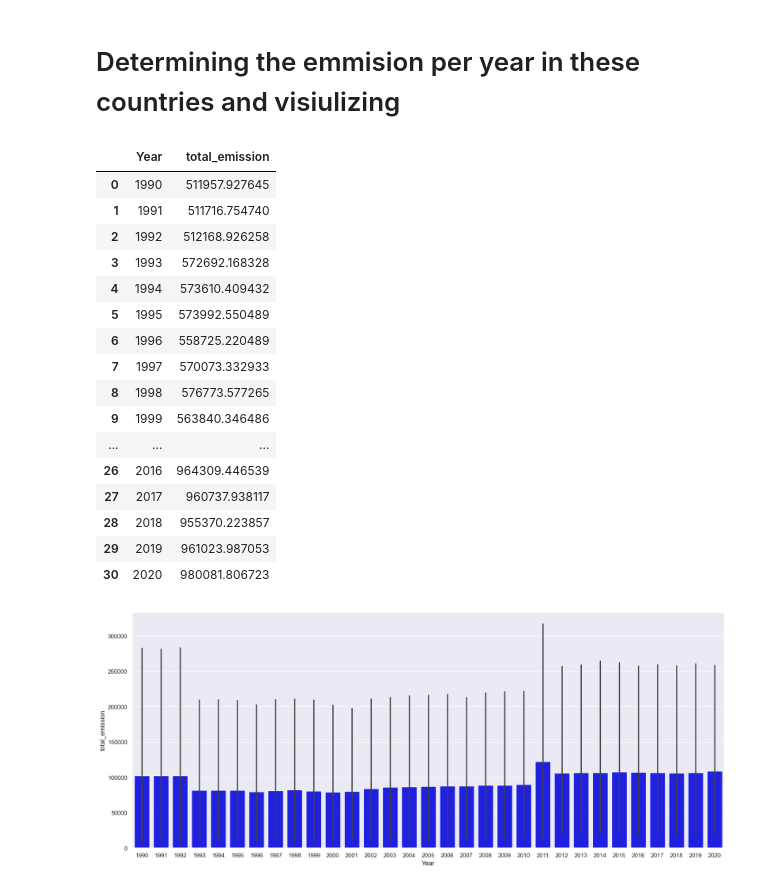
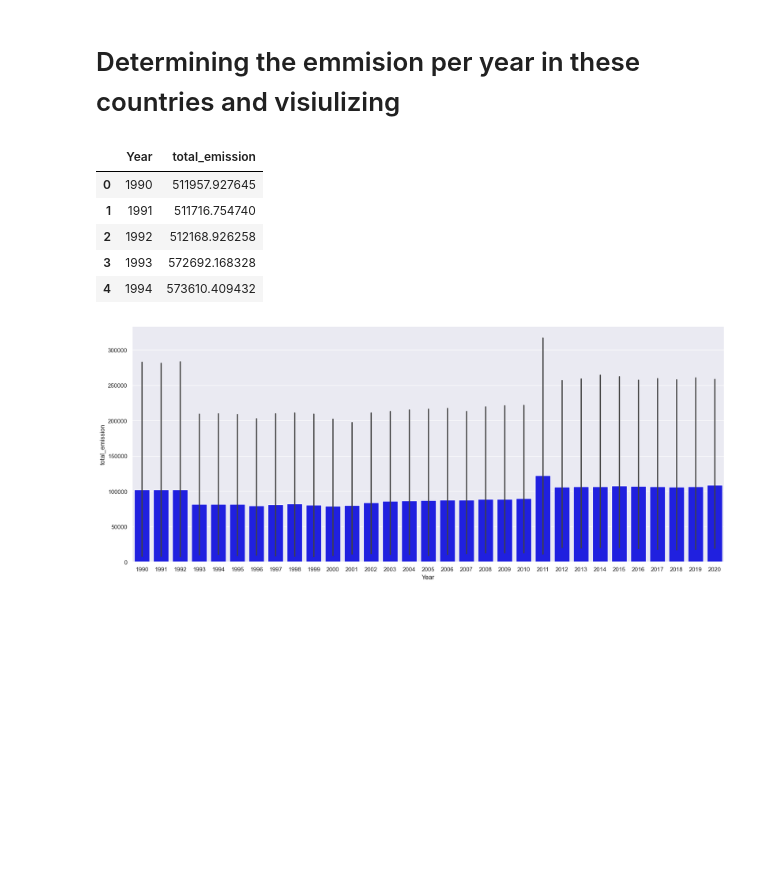
Before and after one commit to csaafrica/Agri-food-CO2-emission-prediction-per-year, a Jupyter notebook: climate_change.ipynb, the cells around one changed output. Saved outputs shown, nothing was run; the diff lists cells and outputs as text; code cells hidden in the pictures; blank space fills up the shorter version.

```diff
--- a/climate_change.ipynb
+++ b/climate_change.ipynb
@@ -299,25 +299,14 @@ east_africa_data.head()
 # Determining the emmision per year in these countries and visiulizing
 # %%
 total_emissions_per_year = east_africa_data.groupby("Year")["total_emission"].sum().reset_index()
-total_emissions_per_year.head
+total_emissions_per_year.head()
 # %% [output]
 |  | Year | total_emission |
 | 0 | 1990 | 511957.927645 |
 | 1 | 1991 | 511716.754740 |
 | 2 | 1992 | 512168.926258 |
 | 3 | 1993 | 572692.168328 |
 | 4 | 1994 | 573610.409432 |
-| 5 | 1995 | 573992.550489 |
-| 6 | 1996 | 558725.220489 |
-| 7 | 1997 | 570073.332933 |
-| 8 | 1998 | 576773.577265 |
-| 9 | 1999 | 563840.346486 |
-| ... | ... | ... |
-| 26 | 2016 | 964309.446539 |
-| 27 | 2017 | 960737.938117 |
-| 28 | 2018 | 955370.223857 |
-| 29 | 2019 | 961023.987053 |
-| 30 | 2020 | 980081.806723 |
 # %%
 plt.figure(figsize = (20,8))
 sns.barplot(x = "Year",y = "total_emission",data = east_africa_data,color = "blue")
```
Also changed, not shown: parts of 1 cell of this notebook.
